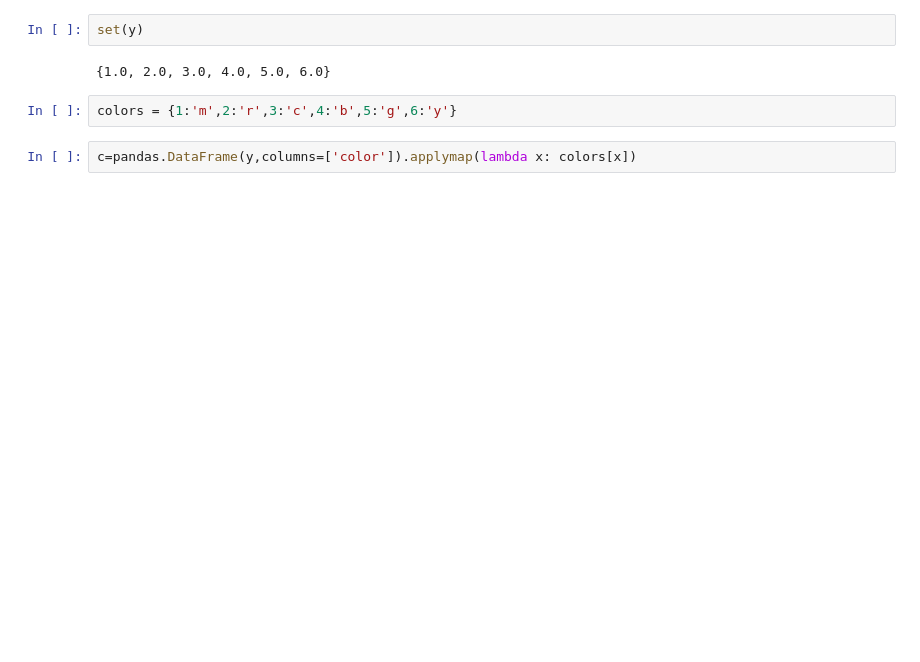
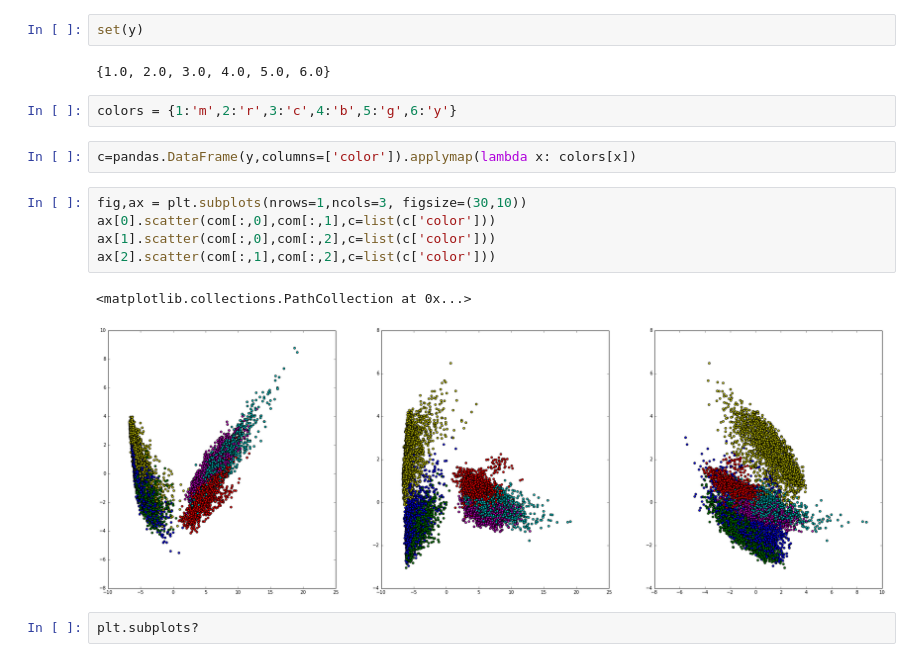
Before and after one commit to Gentu-Ding/HAMP-DHWZZ, a Jupyter notebook: HAR.ipynb, the cells around one changed output. Saved outputs shown, nothing was run; the diff lists cells and outputs as text; blank space fills up the shorter version.

```diff
--- a/HAR.ipynb
+++ b/HAR.ipynb
@@ -32,6 +53,16 @@ set(y)
 colors = {1:'m',2:'r',3:'c',4:'b',5:'g',6:'y'}
 # %%
 c=pandas.DataFrame(y,columns=['color']).applymap(lambda x: colors[x])
+# %%
+fig,ax = plt.subplots(nrows=1,ncols=3, figsize=(30,10))
+ax[0].scatter(com[:,0],com[:,1],c=list(c['color']))
+ax[1].scatter(com[:,0],com[:,2],c=list(c['color']))
+ax[2].scatter(com[:,1],com[:,2],c=list(c['color']))
+# %% [output]
+<matplotlib.collections.PathCollection at 0x...>
+[figure, added]
+# %%
+plt.subplots?
 # %%
 fig,ax=plt.subplots(figsize=(10,10))
 ax.scatter(com[:,0],com[:,2],c=list(c['color']))
```
Also changed, not shown: parts of 25 cells of this notebook.
